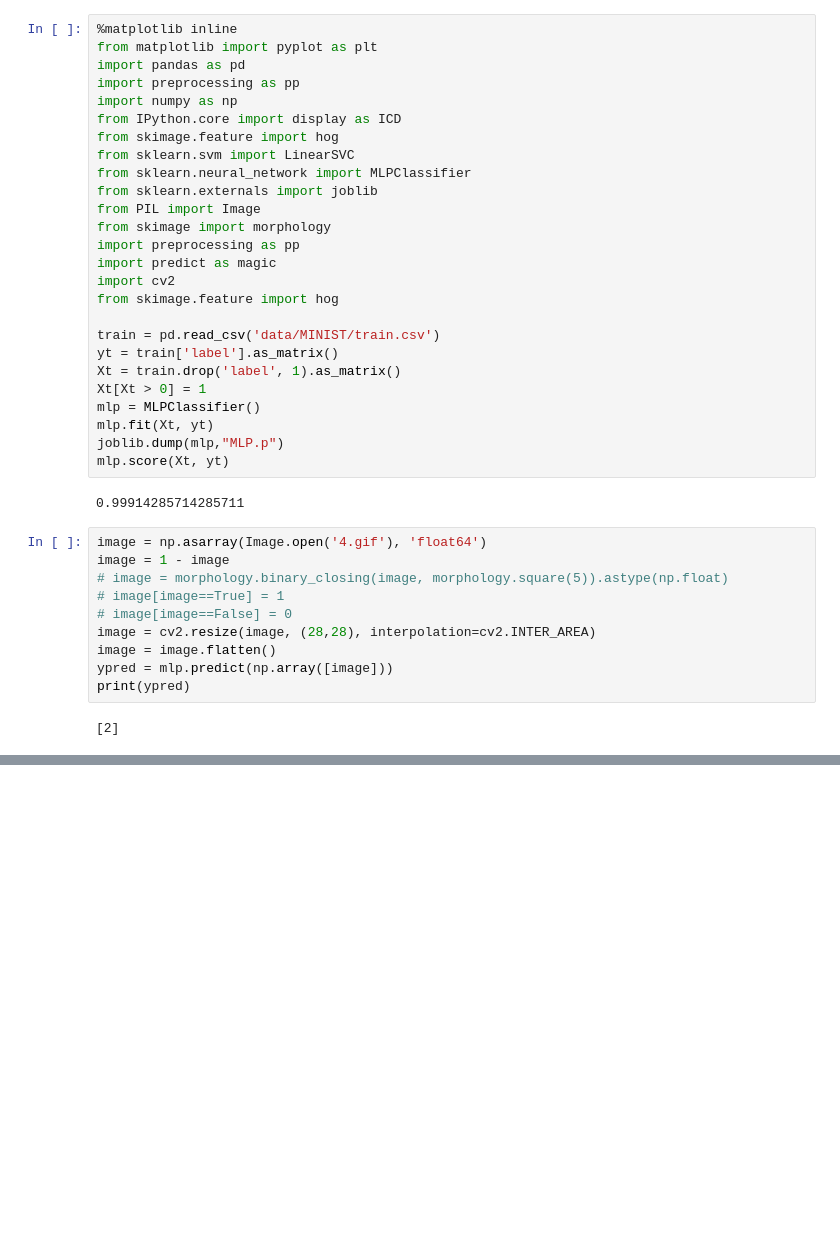
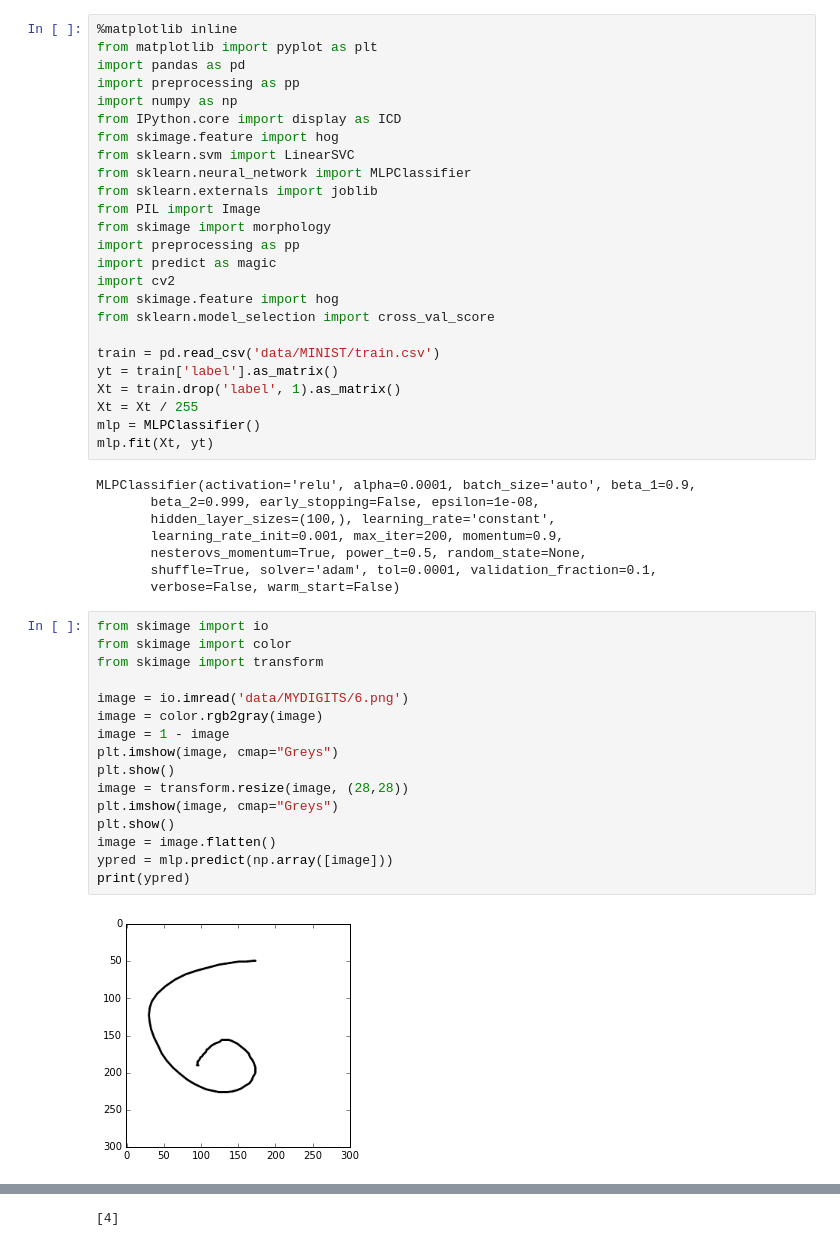
Before and after one commit to mmn599/AutoLaTeX, a Jupyter notebook: MINIST.ipynb, the cells around one changed output, grey strips where cells are left out. Cells and saved outputs as stored; diff of their text form; blank space fills up the shorter version.

```diff
--- a/MINIST.ipynb
+++ b/MINIST.ipynb
@@ -15,26 +15,37 @@ import preprocessing as pp
 import predict as magic
 import cv2
 from skimage.feature import hog
+from sklearn.model_selection import cross_val_score
 
 train = pd.read_csv('data/MINIST/train.csv')
 yt = train['label'].as_matrix()
 Xt = train.drop('label', 1).as_matrix()
-Xt[Xt > 0] = 1
+Xt = Xt / 255
 mlp = MLPClassifier()
 mlp.fit(Xt, yt)
-joblib.dump(mlp,"MLP.p")
-mlp.score(Xt, yt)
 # %% [output]
-0.99914285714285711
+MLPClassifier(activation='relu', alpha=0.0001, batch_size='auto', beta_1=0.9,
+       beta_2=0.999, early_stopping=False, epsilon=1e-08,
+       hidden_layer_sizes=(100,), learning_rate='constant',
+       learning_rate_init=0.001, max_iter=200, momentum=0.9,
+       nesterovs_momentum=True, power_t=0.5, random_state=None,
+       shuffle=True, solver='adam', tol=0.0001, validation_fraction=0.1,
+       verbose=False, warm_start=False)
-# %%
-image = np.asarray(Image.open('4.gif'), 'float64')
-image = 1 - image
-# image = morphology.binary_closing(image, morphology.square(5)).astype(np.float)
-# image[image==True] = 1
-# image[image==False] = 0
-image = cv2.resize(image, (28,28), interpolation=cv2.INTER_AREA)
-image = image.flatten()
-ypred = mlp.predict(np.array([image]))
-print(ypred)
-# %% [output]
-[2]
+# %%
+from skimage import io
+from skimage import color
+from skimage import transform
+
+image = io.imread('data/MYDIGITS/6.png')
+image = color.rgb2gray(image)
+image = 1 - image
+plt.imshow(image, cmap="Greys")
+plt.show()
+image = transform.resize(image, (28,28))
+plt.imshow(image, cmap="Greys")
+plt.show()
+image = image.flatten()
+ypred = mlp.predict(np.array([image]))
+print(ypred)
+# %% [output]
+[figure, added]
@@ -40,0 +53 @@ print(ypred)
+[4]
```
Also changed, not shown: parts of 2 cells of this notebook, 4 other files.
